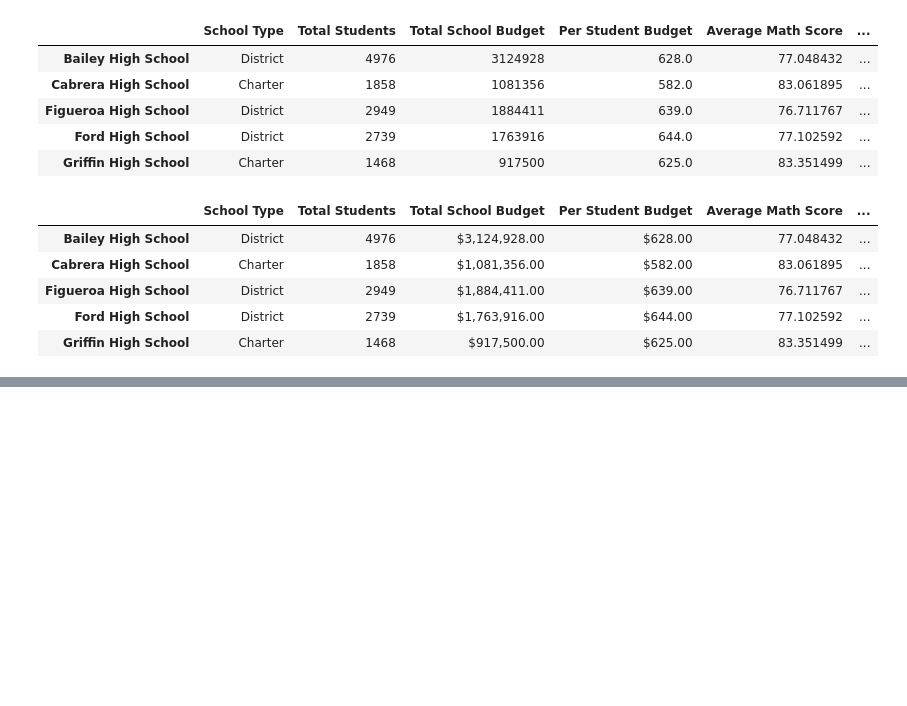
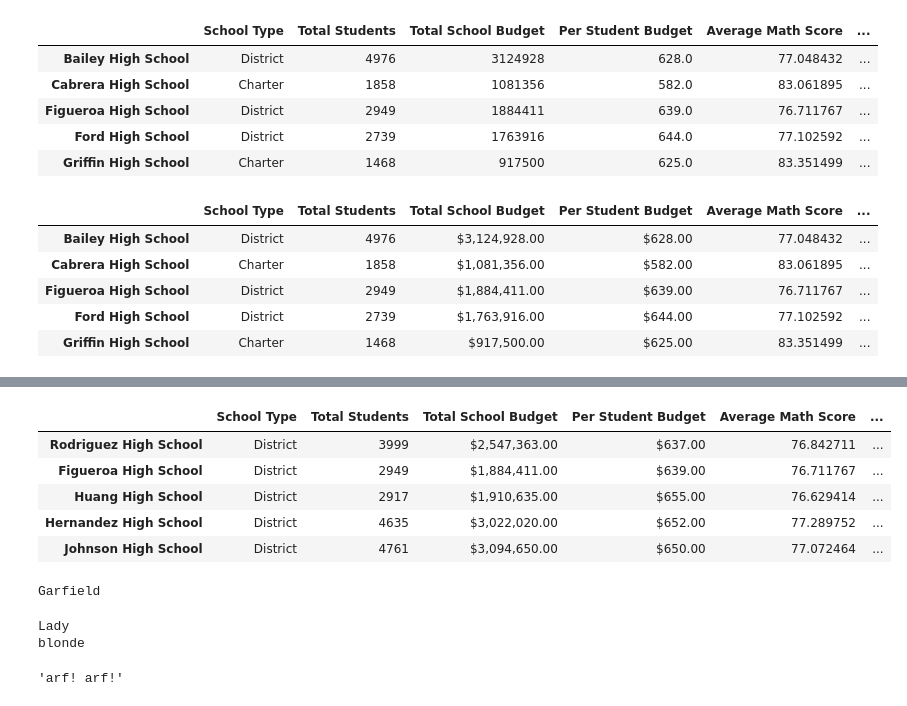
Before and after one commit to BiancaTaisePommerening/School_District_Analysis, a Jupyter notebook: PyCitySchools.ipynb, the cells around one changed output, grey strips where cells are left out. Cells and saved outputs as stored; diff of their text form; code cells hidden in the pictures; blank space fills up the shorter version.

```diff
--- a/PyCitySchools.ipynb
+++ b/PyCitySchools.ipynb
@@ -755,0 +770,51 @@ per_school_summary_df.head()
+# %%
+# 18. Find the Lowest Performing Schools
+# Sort and show bottom five schools.
+bottom_schools = per_school_summary_df.sort_values(["% Overall Passing"], ascending=True)
+bottom_schools.head()
+# %% [output]
+|  | School Type | Total Students | Total School Budget | Per Student Budget | Average Math Score | ... |
+| Rodriguez High School | District | 3999 | $2,547,363.00 | $637.00 | 76.842711 | ... |
+| Figueroa High School | District | 2949 | $1,884,411.00 | $639.00 | 76.711767 | ... |
+| Huang High School | District | 2917 | $1,910,635.00 | $655.00 | 76.629414 | ... |
+| Hernandez High School | District | 4635 | $3,022,020.00 | $652.00 | 77.289752 | ... |
+| Johnson High School | District | 4761 | $3,094,650.00 | $650.00 | 77.072464 | ... |
+# %%
+# 4.9.3  - Object Oriented Programming
+# • In this example, the keyword class is used to create a class.
+# • Then, the __init__ method is a special method called a "class constructor",
+# that Python calls every time a new instance of the class is created.
+# • This method takes two arguments: self and name.
+# • The self argument refers to a specific Cat object that is created when this method is called.
+# • The second argument, name, will be specified each time a new Cat object is created.
+class Cat:
+    def __init__(self, name):
+        self.name = name
+
+first_cat = Cat('Felix')
+second_cat = Cat('Garfield')
+print(second_cat.name)
+# %% [output]
+Garfield
+# %%
+class Dog:
+    def __init__(self, name, color, sound):
+        self.name = name
+        self.color = color
+        self.sound = sound
+    def bark(self):
+        return self.sound + ' ' + self.sound
+
+first_dog = Dog('Fido', 'brown', 'woof!')
+#print(    first_dog.name)
+#print(first_dog.color)
+
+second_dog = Dog('Lady', 'blonde', 'arf!')
+print(     second_dog.name)
+print(second_dog.color)
+
+second_dog.bark()
+# %% [output]
+Lady
+blonde
+'arf! arf!'
```
Also changed, not shown: parts of 1 cell of this notebook.
